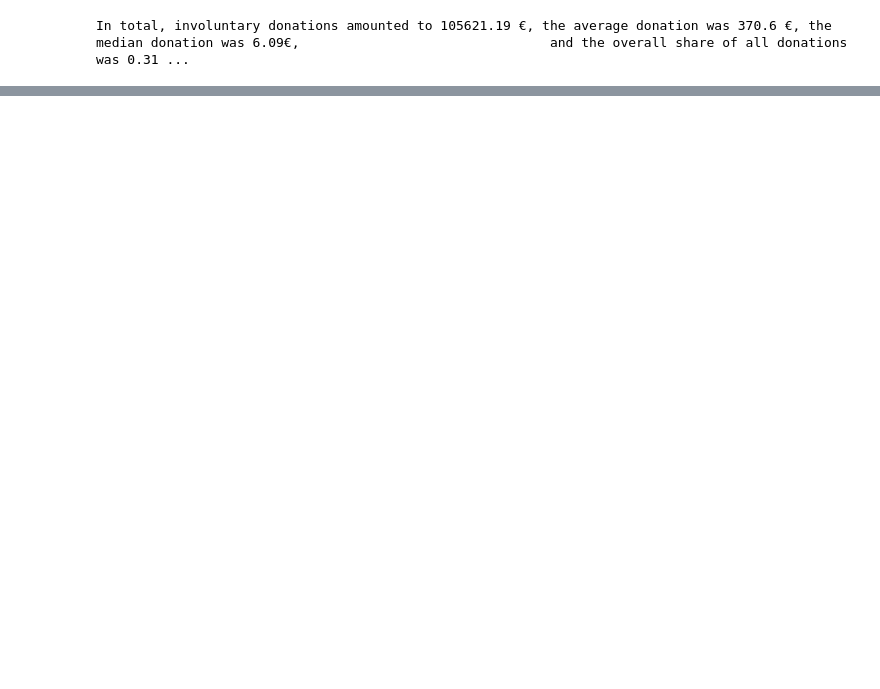
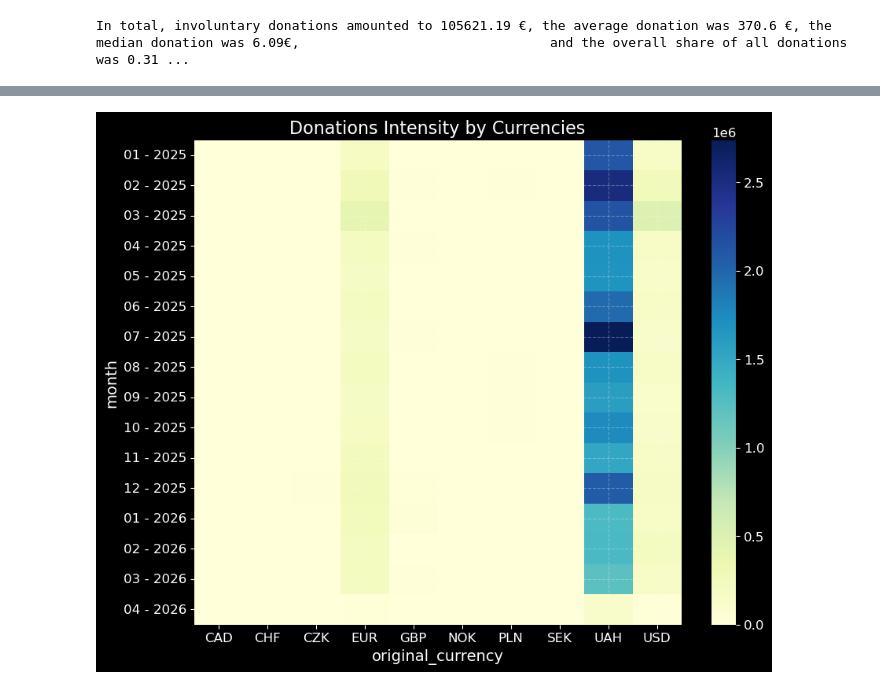
Before and after one commit to Gipnokrolik/ua-aid-intelligence-hub, a Jupyter notebook: notebooks/grassroots_funding_analisys.ipynb, the cells around one changed output, grey strips where cells are left out. Drawn from its saved outputs; the diff is of its cells as text; code cells hidden in the pictures; blank space fills up the shorter version.

```diff
--- a/notebooks/grassroots_funding_analisys.ipynb
+++ b/notebooks/grassroots_funding_analisys.ipynb
@@ -655,0 +674,4 @@ As we can see, the share of all donations is very low (0.31%), which is even bel
+# %%
+# pivot the table to get daily amounts for each currency
+currency = df.pivot_table(values = 'amount_eur', index = 'month', columns = 'original_currency', aggfunc = 'sum')
+currency.head()
@@ -655,0 +686,3 @@ As we can see, the share of all donations is very low (0.31%), which is even bel
+# %%
+currency.index = pd.to_datetime(currency.index, format='%m - %Y')
+currency = currency.sort_index()
@@ -655,0 +714,7 @@ As we can see, the share of all donations is very low (0.31%), which is even bel
+# %%
+y_axis_labels = [label.strftime('%m - %Y') for label in currency.index]
+sns.heatmap(currency.fillna(0), annot=False, cmap="YlGnBu", yticklabels=y_axis_labels)
+plt.title("Donations Intensity by Currencies")
+plt.show()
+# %% [output]
+[figure, added]
```
Also changed, not shown: parts of 34 cells of this notebook.
